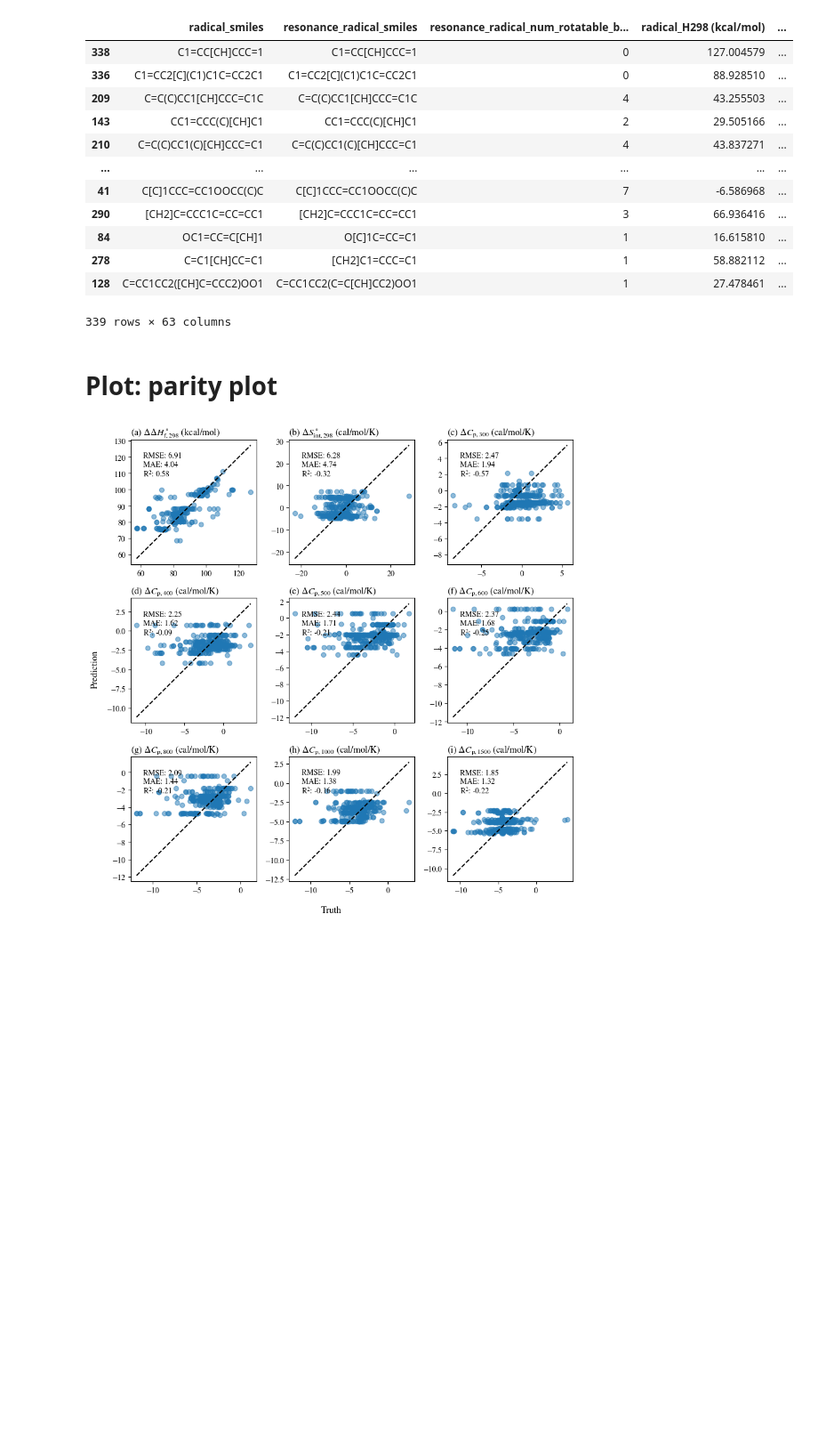
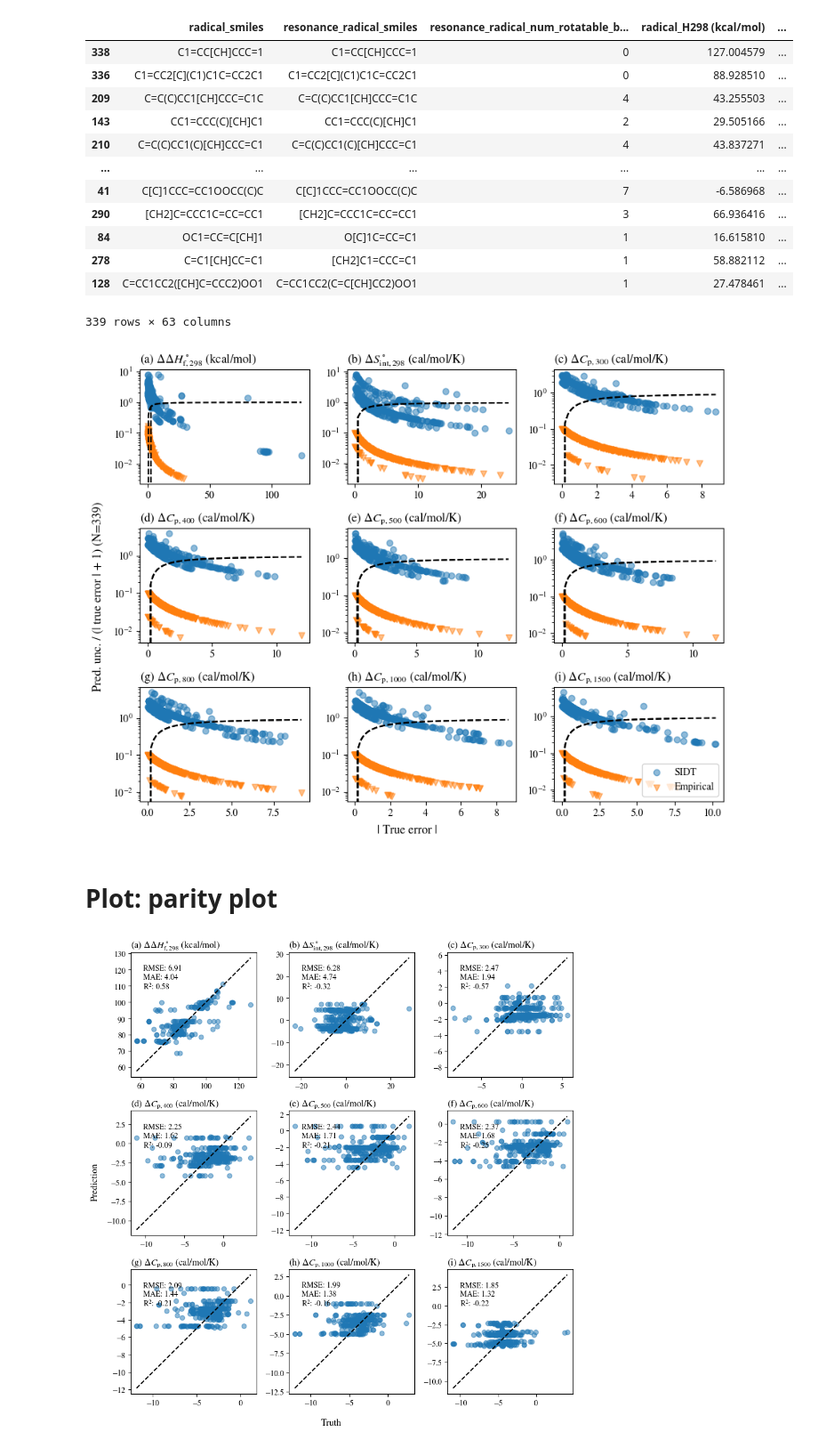
Before and after one commit to hwpang/RadicalTree, a Jupyter notebook: notebooks/8.5_compare_prediction_cluster_split.ipynb, the cells around one changed output. Shown at 89% size. Cells and saved outputs as stored; diff of their text form; code cells hidden in the pictures; blank space fills up the shorter version.

Commit message:
Improve unc/err vs err plots

```diff
--- a/notebooks/8.5_compare_prediction_cluster_split.ipynb
+++ b/notebooks/8.5_compare_prediction_cluster_split.ipynb
@@ -197,6 +207,65 @@ temp_df.sort_values(f"err_{label}", ascending=False)
 | 278 | C=C1[CH]CC=C1 | [CH2]C1=CCC=C1 | 1 | 58.882112 | ... |
 | 128 | C=CC1CC2([CH]C=CCC2)OO1 | C=CC1CC2(C=C[CH]CC2)OO1 | 1 | 27.478461 | ... |
 339 rows × 63 columns
+# %%
+fig, axs = plt.subplots(nrows=3, ncols=3, figsize=(9, 7))
+
+counter = 0
+
+for temp_df, df_label in zip([sidt_df, empirical_df], ["SIDT", "Empirical"]):
+
+        ax = axs.flat[0]
+        label = "HBI_H298 (kcal/mol)"
+        true_ys = test_df[label].values
+        pred_ys = temp_df[label].values
+        pred_uncs = temp_df["unc_"+label].values
+        true_errs = np.abs(pred_ys - true_ys)
+        if df_label == "Empirical":
+            pred_uncs[pred_uncs==0.0] = 0.1
+        ax.scatter(true_errs, pred_uncs / (true_errs + 1), label=df_label, marker=markers[counter], alpha=0.5)
+        xs = np.linspace(0, max(true_errs), 50)
+        ax.plot(xs, xs / (xs + 1), "k--")
+        ax.set_yscale("log")
+        ax.set_title("(a) $\Delta\Delta H^\circ_\mathrm{f,298}$ (kcal/mol)", loc="left")
+
+        ax = axs.flat[1]
+        label = "HBI_Sint298 (cal/mol/K)"
+        true_ys = test_df[label]
+        pred_ys = temp_df[label]
+        pred_uncs = temp_df["unc_"+label].values
+        true_errs = np.abs(pred_ys - true_ys)
+        if df_label == "Empirical":
+            pred_uncs[pred_uncs==0.0] = 0.1
+        ax.scatter(true_errs, pred_uncs / (true_errs + 1), label=df_label, marker=markers[counter], alpha=0.5)
+        xs = np.linspace(0, max(true_errs), 50)
+        ax.plot(xs, xs / (xs + 1), "k--")
+        ax.set_yscale("log")
+        ax.set_title("(b) $\Delta S^\circ_\mathrm{int,298}$ (cal/mol/K)", loc="left")
+
+        for i, (ax, T) in enumerate(zip(axs.flat[2:], Ts)):
+            label = f"HBI_Cp{T} (cal/mol/K)"
+            true_ys = test_df[label]
+            pred_ys = temp_df[label]
+            pred_uncs = temp_df["unc_"+label].values
+            true_errs = np.abs(pred_ys - true_ys)
+            if df_label == "Empirical":
+                pred_uncs[pred_uncs==0.0] = 0.1
+            ax.scatter(true_errs, pred_uncs / (true_errs + 1), label=df_label, marker=markers[counter], alpha=0.5)
+            xs = np.linspace(0, max(true_errs), 50)
+            ax.plot(xs, xs / (xs + 1), "k--")
+            ax.set_yscale("log")
+            ax.set_title(f"({string.ascii_letters[2:][i]}) "+"$\Delta C_\mathrm{p,{" + str(T) + "}}$ (cal/mol/K)", loc="left")
+
+        counter += 1
+
+axs.flat[-1].legend()
+fig.supylabel(f"Pred. unc. / (| true error | + 1) (N={len(test_df.index)})")
+fig.supxlabel(f"| True error |", y=0.03)
+fig.tight_layout()
+
+fig.savefig("../figures/cluster_split_unc_div_true_error_vs_true_error_sidt_vs_empirical.pdf", bbox_inches="tight")
+# %% [output]
+[figure, added]
 # %% [markdown]
 # Plot: parity plot
 # %%
```
Also changed, not shown: parts of 1 cell of this notebook, 5 other files.
